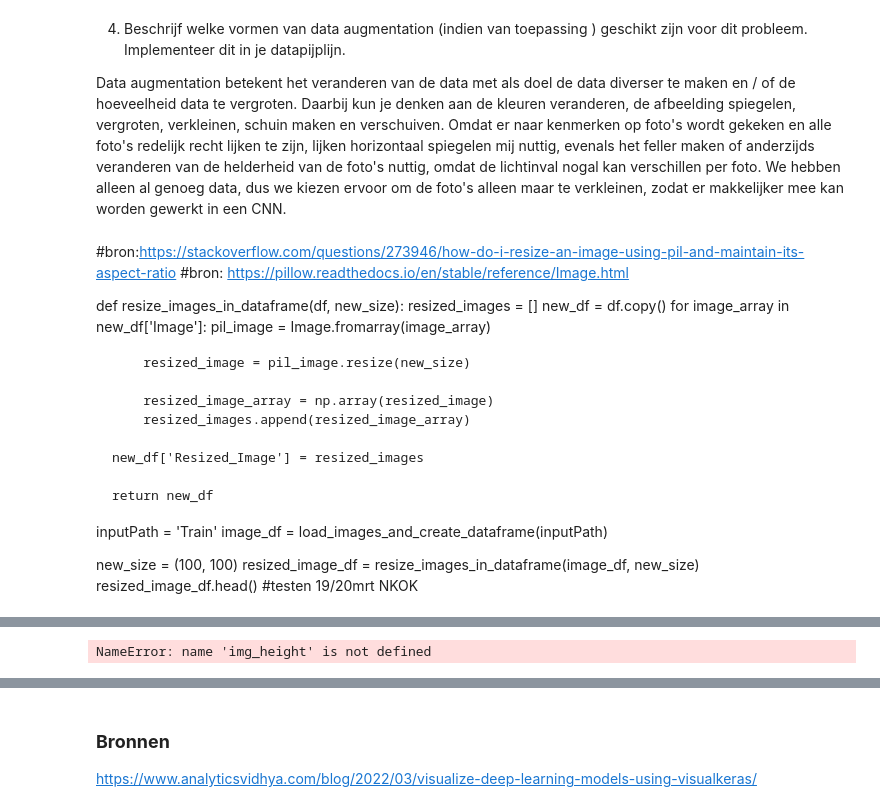
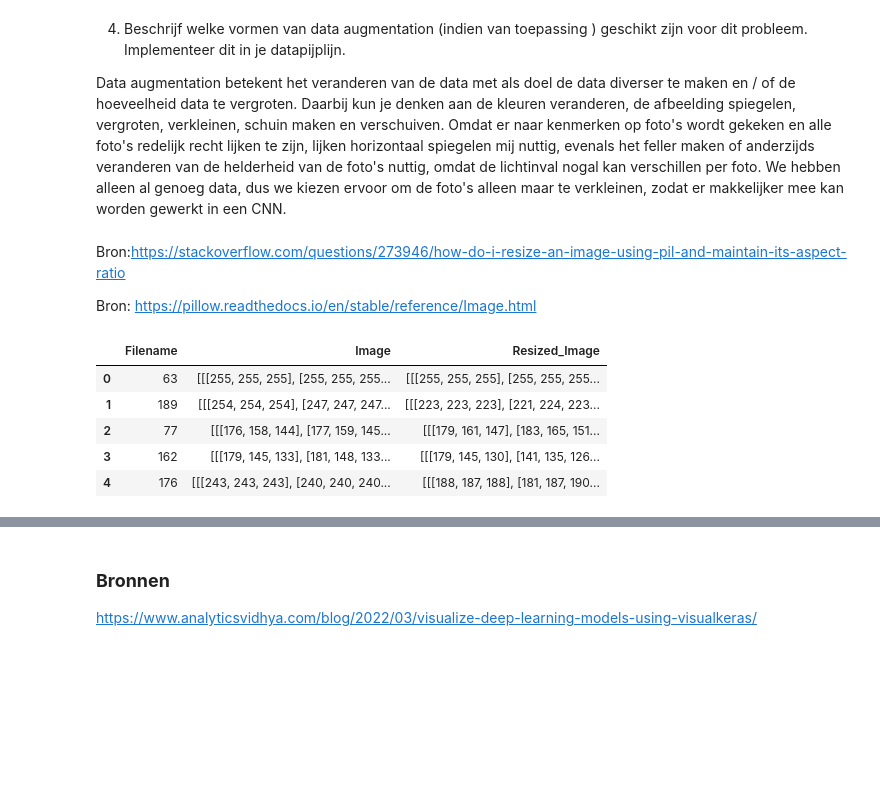
Before and after one commit to Vince16270/Huizenprijzen-Voorspellen, a Jupyter notebook: Portfolio opdracht 1/Portfolio 1.ipynb, the cells around one changed output, grey strips where cells are left out. Cells and saved outputs as stored; diff of their text form; code cells hidden in the pictures; blank space fills up the shorter version.

```diff
--- a/Portfolio opdracht 1/Portfolio 1.ipynb
+++ b/Portfolio opdracht 1/Portfolio 1.ipynb
@@ -412,29 +394,35 @@ We gebruiken Batchnorm om weer wat snelheid in de training van het model te krij
 
 Data augmentation betekent het veranderen van de data met als doel de data diverser te maken en / of de hoeveelheid data te vergroten. Daarbij kun je denken aan de kleuren veranderen, de afbeelding spiegelen, vergroten, verkleinen, schuin maken en verschuiven. Omdat er naar kenmerken op foto's wordt gekeken en alle foto's redelijk recht lijken te zijn, lijken horizontaal spiegelen mij nuttig, evenals het feller maken of anderzijds veranderen van de helderheid van de foto's nuttig, omdat de lichtinval nogal kan verschillen per foto. We hebben alleen al genoeg data, dus we kiezen ervoor om de foto's alleen maar te verkleinen, zodat er makkelijker mee kan worden gewerkt in een CNN.
 # %% [markdown]
-#bron:https://stackoverflow.com/questions/273946/how-do-i-resize-an-image-using-pil-and-maintain-its-aspect-ratio
-#bron: https://pillow.readthedocs.io/en/stable/reference/Image.html
+Bron:https://stackoverflow.com/questions/273946/how-do-i-resize-an-image-using-pil-and-maintain-its-aspect-ratio
 
-def resize_images_in_dataframe(df, new_size):
-    resized_images = []
-    new_df = df.copy()
-    for image_array in new_df['Image']:
-        pil_image = Image.fromarray(image_array)
-
-        resized_image = pil_image.resize(new_size)
-
-        resized_image_array = np.array(resized_image)
-        resized_images.append(resized_image_array)
-
-    new_df['Resized_Image'] = resized_images
-
-    return new_df
-
-inputPath = 'Train'
-image_df = load_images_and_create_dataframe(inputPath)
-
-new_size = (100, 100)
-resized_image_df = resize_images_in_dataframe(image_df, new_size)
-resized_image_df.head() #testen 19/20mrt NKOK
+Bron: https://pillow.readthedocs.io/en/stable/reference/Image.html
+# %%
+def resize_images_in_dataframe(df, new_size):
+    resized_images = []
+    new_df = df.copy()
+    for image_array in new_df['Image']:
+        pil_image = Image.fromarray(image_array)
+        resized_image = pil_image.resize(new_size)
+        resized_image_array = np.array(resized_image)
+        resized_images.append(resized_image_array)
+
+    new_df['Resized_Image'] = resized_images
+
+    return new_df
+
+inputPath = 'Train'
+image_df = load_images_and_create_dataframe(inputPath)
+
+new_size = (100, 100)
+resized_image_df = resize_images_in_dataframe(image_df, new_size)
+resized_image_df.head() #testen 19/20mrt NKOK
+# %% [output]
+|  | Filename | Image | Resized_Image |
+| 0 | 63 | [[[255, 255, 255], [255, 255, 255... | [[[255, 255, 255], [255, 255, 255... |
+| 1 | 189 | [[[254, 254, 254], [247, 247, 247... | [[[223, 223, 223], [221, 224, 223... |
+| 2 | 77 | [[[176, 158, 144], [177, 159, 145... | [[[179, 161, 147], [183, 165, 151... |
+| 3 | 162 | [[[179, 145, 133], [181, 148, 133... | [[[179, 145, 130], [141, 135, 126... |
+| 4 | 176 | [[[243, 243, 243], [240, 240, 240... | [[[188, 187, 188], [181, 187, 190... |
 # %% [markdown]
 5.	Compile je model met je gekozen lossfunctie en optimizer, en train deze op de afbeeldingen.
@@ -441,9 +430,5 @@ resized_image_df.head() #testen 19/20mrt NKOK
 Ik kies voor Adam (https://www.analyticsvidhya.com/blog/2023/09/what-is-adam-optimizer/) als optimizer. De loss fuction die ik kies is de MSE, omdat die wordt aangeraden (https://builtin.com/machine-learning/common-loss-functions) bij CNNs. Ik kies voor relu als activation function, omdat die non-lineariteit introduceert. Dat zorgt ervoor dat een complexer model kan worden getraind.
 # %%
-from keras.regularizers import l2
-from keras.models import Sequential
-from keras.layers import Conv2D, MaxPooling2D, Flatten, Dense, Dropout
-
 def build_cnn_model(input_df, num_classes):
     img_height, img_width, img_channels = input_df['Resized_Image'][0].shape
     #bron: De Kok, N., & Özel, C. (2023). SteppingStone 5. Haagse Hogeschool, Opleiding HBO ICT, differentiatie ID.
@@ -459,7 +444,7 @@ def build_cnn_model(input_df, num_classes):
     model.add(Dropout(0.5))
     model.add(Dense(num_classes, activation='softmax'))
 
-    model.compile(optimizer='adamax', loss='sparse_categorical_crossentropy', metrics=['accuracy'])
+    model.compile(optimizer='adamax', loss='mape')
 
     return model
 
@@ -467,8 +452,6 @@ def build_cnn_model(input_df, num_classes):
 num_classes = 10
 
 cnn_model = build_cnn_model(resized_image_df, num_classes)
-# %% [output]
-NameError: name 'img_height' is not defined
 # %%
 #19/20mrt NKOK test voor mezelf, later weg te halen
 print(X_train.shape)  # Geeft de vorm van de trainingsdata weer
```
Also changed, not shown: parts of 40 cells of this notebook, 3 other files.
